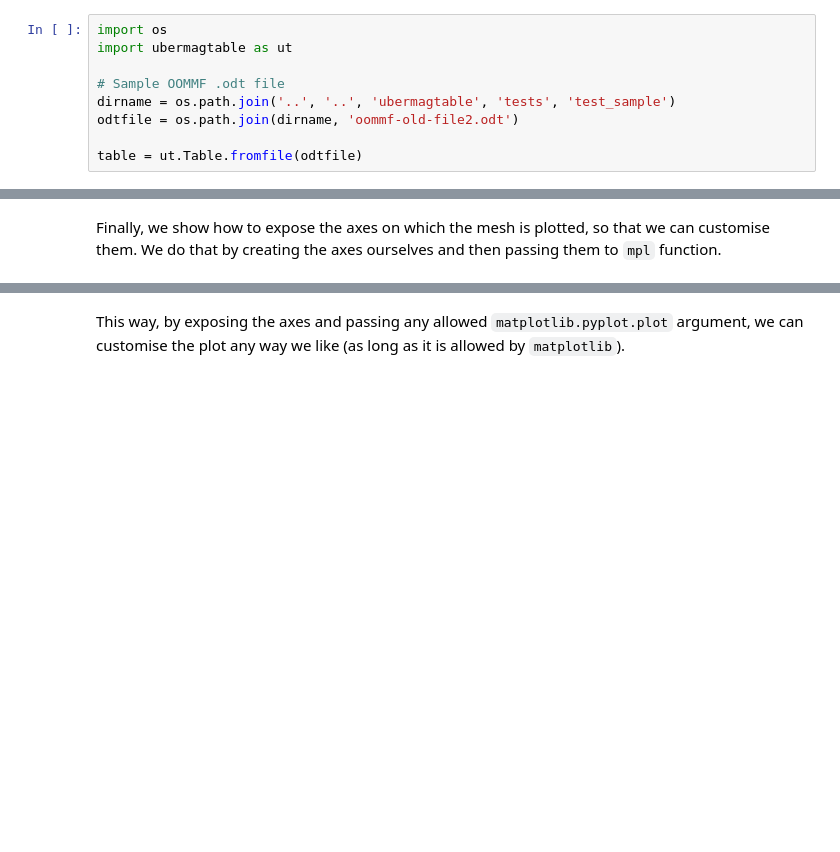
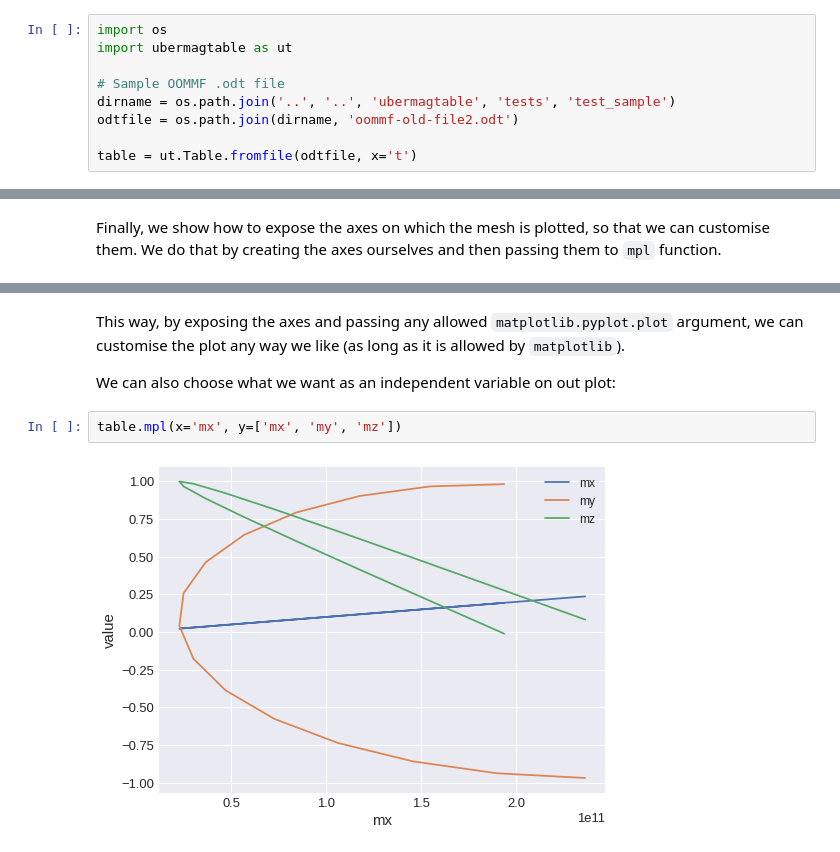
Before and after one commit to ubermag/ubermagtable, a Jupyter notebook: docs/ipynb/table-visualisation.ipynb, the cells around one changed output, grey strips where cells are left out. Drawn from its saved outputs; the diff is of its cells as text; blank space fills up the shorter version.

```diff
--- a/docs/ipynb/table-visualisation.ipynb
+++ b/docs/ipynb/table-visualisation.ipynb
@@ -12,7 +12,7 @@ import ubermagtable as ut
 dirname = os.path.join('..', '..', 'ubermagtable', 'tests', 'test_sample')
 odtfile = os.path.join(dirname, 'oommf-old-file2.odt')
 
-table = ut.Table.fromfile(odtfile)
+table = ut.Table.fromfile(odtfile, x='t')
 # %% [markdown]
 By calling `mpl` method, default plot is shown:
 # %%
@@ -69,3 +69,9 @@ Text(0, 0.5, 'average magnetisation')
 [figure]
 # %% [markdown]
 This way, by exposing the axes and passing any allowed `matplotlib.pyplot.plot` argument, we can customise the plot any way we like (as long as it is allowed by `matplotlib`).
+
+We can also choose what we want as an independent variable on out plot:
+# %%
+table.mpl(x='mx', y=['mx', 'my', 'mz'])
+# %% [output]
+[figure, added]
```
Also changed, not shown: parts of 10 cells of this notebook, 4 other files.
